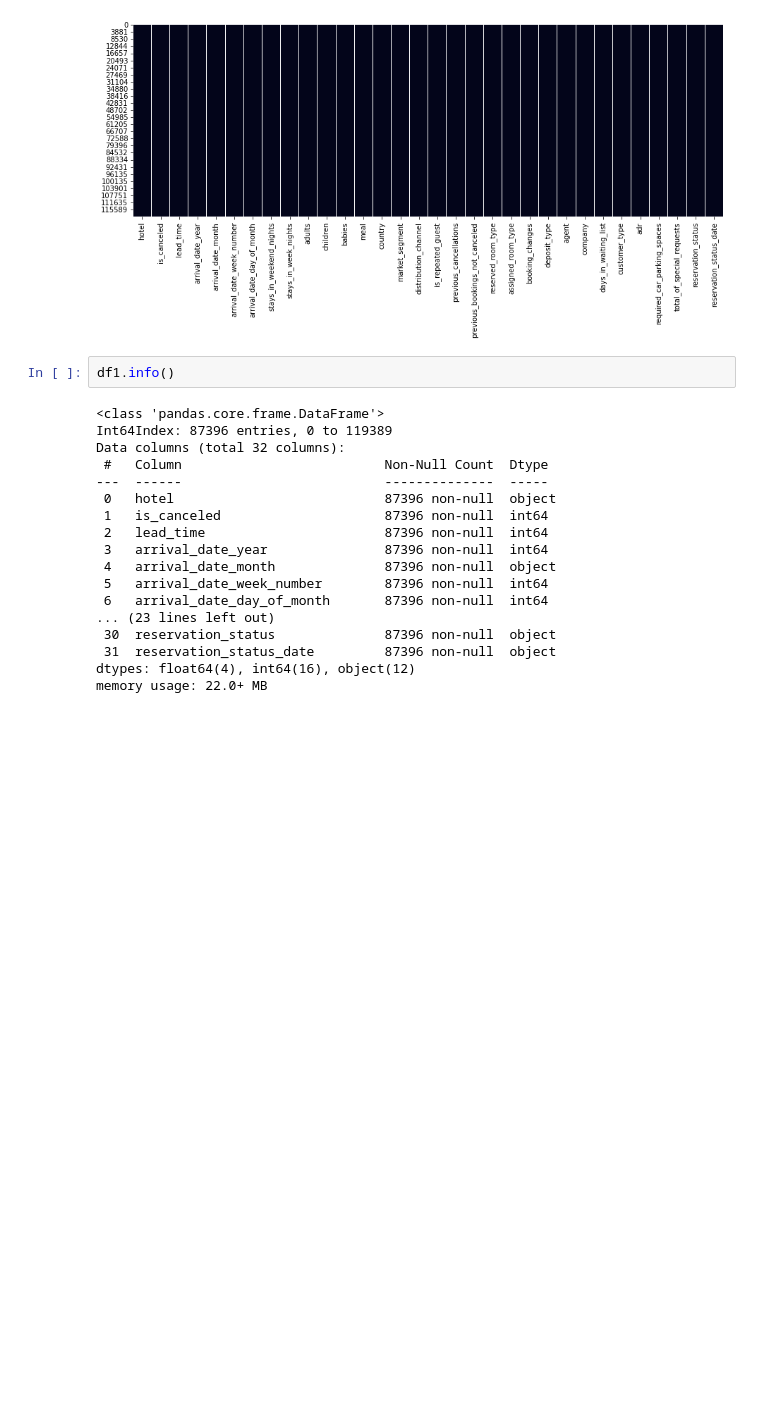
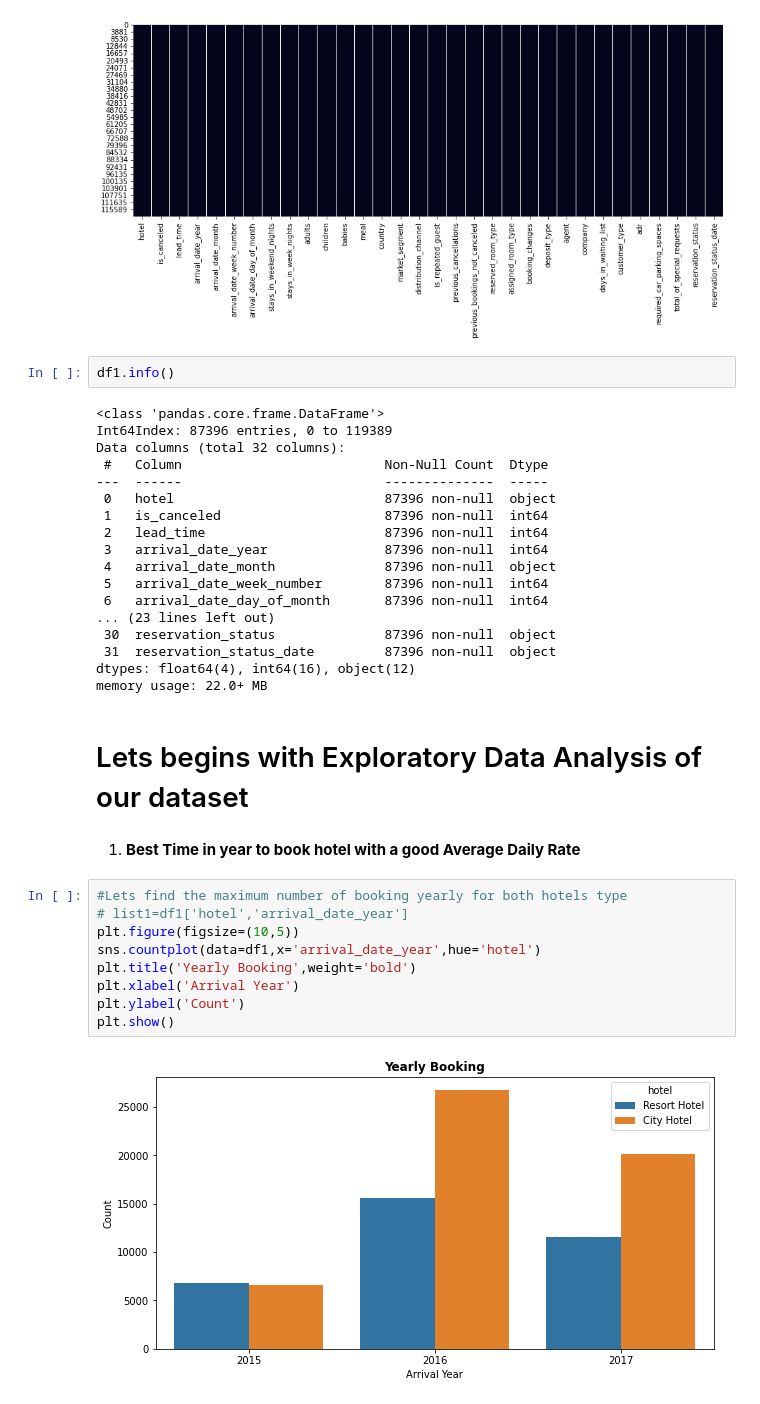
Before and after one commit to Kaushaljha488/Hotel-booking-Analysis, a Jupyter notebook: kaushal_Hotel_Booking_Analysis_Capstone_Project.ipynb, the cells around one changed output. Cells and saved outputs as stored; diff of their text form; blank space fills up the shorter version.

Commit message:
Visuallization-1

```diff
--- a/kaushal_Hotel_Booking_Analysis_Capstone_Project.ipynb
+++ b/kaushal_Hotel_Booking_Analysis_Capstone_Project.ipynb
@@ -293,3 +293,18 @@ Data columns (total 32 columns):
  31  reservation_status_date         87396 non-null  object
 dtypes: float64(4), int64(16), object(12)
 memory usage: 22.0+ MB
+# %% [markdown]
+# Lets begins with  Exploratory Data Analysis of our dataset
+# %% [markdown]
+1. **Best Time in  year to book hotel with a good Average Daily Rate**
+# %%
+#Lets find the maximum number of booking yearly for both hotels type
+# list1=df1['hotel','arrival_date_year']
+plt.figure(figsize=(10,5))
+sns.countplot(data=df1,x='arrival_date_year',hue='hotel')
+plt.title('Yearly Booking',weight='bold')
+plt.xlabel('Arrival Year')
+plt.ylabel('Count')
+plt.show()
+# %% [output]
+[figure, added]
```
Also changed, not shown: parts of 18 cells of this notebook.
